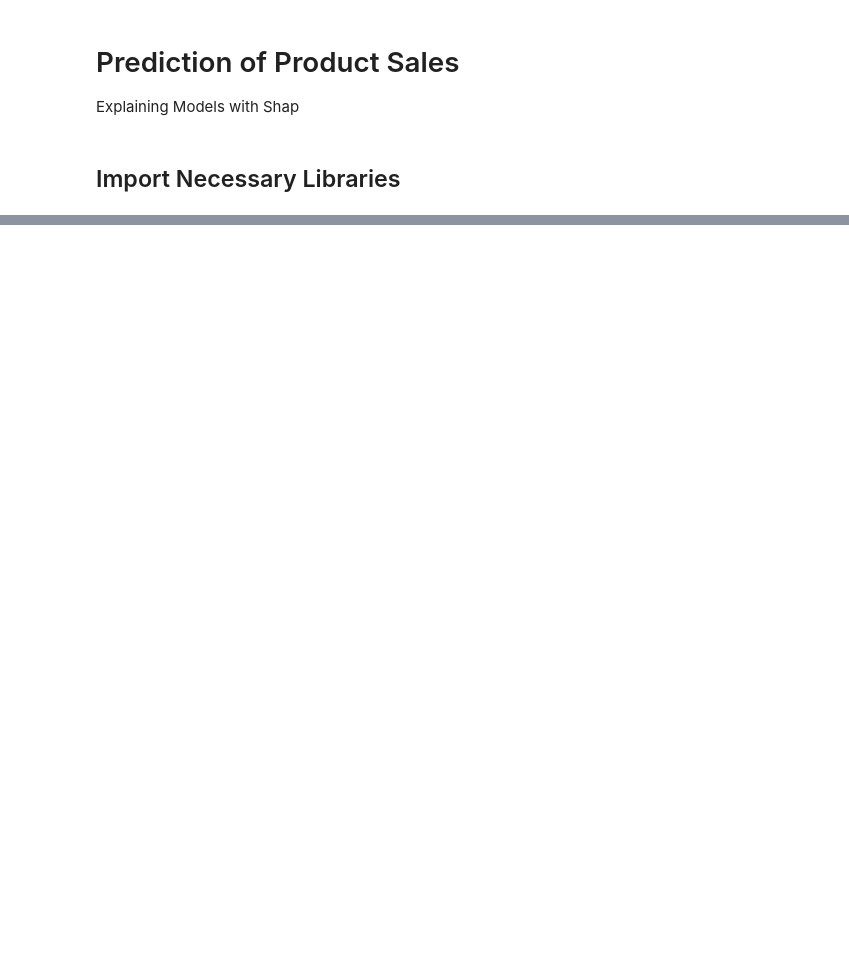
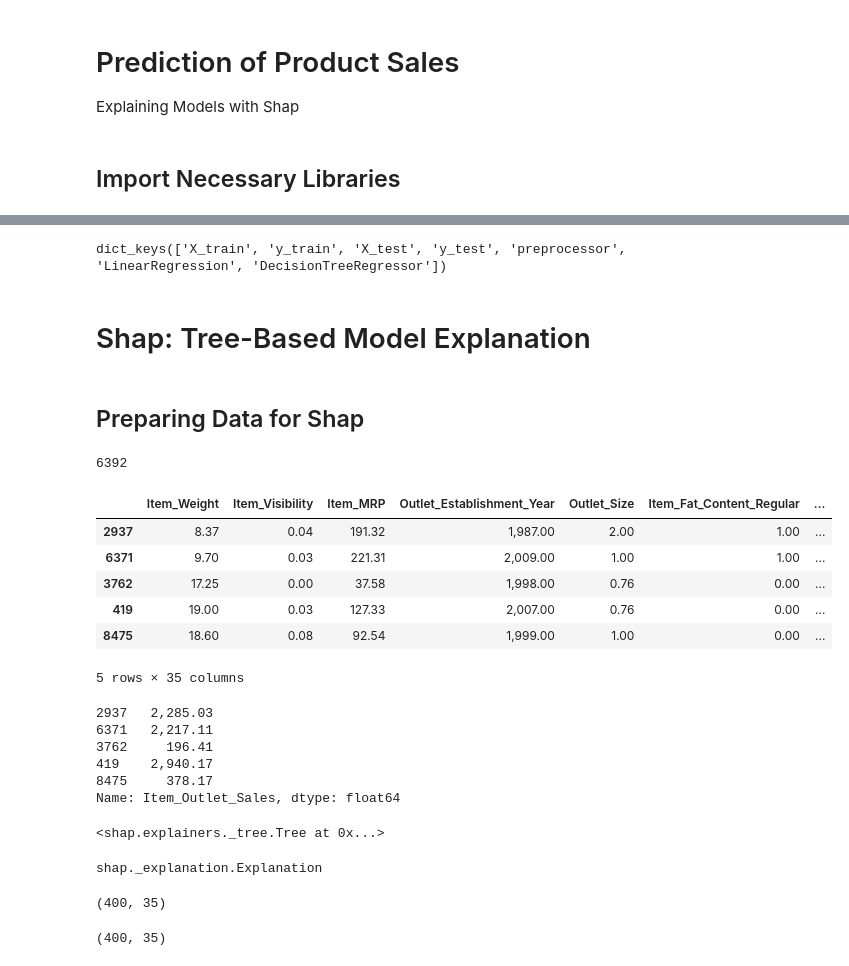
Before and after one commit to whitefreeze/Prediction-of-Product-Sales, a Jupyter notebook: Explaining Models with Shap.ipynb, the cells around one changed output, grey strips where cells are left out. Saved outputs shown, nothing was run; the diff lists cells and outputs as text; code cells hidden in the pictures; blank space fills up the shorter version.

```diff
--- a/Explaining Models with Shap.ipynb
+++ b/Explaining Models with Shap.ipynb
@@ -36,0 +45,67 @@ pd.set_option('display.float_format', lambda x: f"{x:,.2f}")
+# %%
+loaded = joblib.load('best-models.joblib')
+loaded.keys()
+# %% [output]
+dict_keys(['X_train', 'y_train', 'X_test', 'y_test', 'preprocessor', 'LinearRegression', 'DecisionTreeRegressor'])
+# %%
+X_train = loaded['X_train']
+y_train = loaded['y_train']
+X_test = loaded['X_test']
+y_test = loaded['y_test']
+preprocessor = loaded['preprocessor']
+linreg = loaded['LinearRegression']
+dec_tree = loaded['DecisionTreeRegressor']
+# %% [markdown]
+# Shap: Tree-Based Model Explanation
+# %% [markdown]
+## Preparing Data for Shap
+# %%
+# Check length of X data
+len(X_train)
+# %% [output]
+6392
+# %%
+# Take 400 observations from X_train and save them as X_shap
+X_shap = shap.sample(X_train, nsamples = 400, random_state = 42)
+X_shap.head()
+# %% [output]
+|  | Item_Weight | Item_Visibility | Item_MRP | Outlet_Establishment_Year | Outlet_Size | Item_Fat_Content_Regular | ... |
+| 2937 | 8.37 | 0.04 | 191.32 | 1,987.00 | 2.00 | 1.00 | ... |
+| 6371 | 9.70 | 0.03 | 221.31 | 2,009.00 | 1.00 | 1.00 | ... |
+| 3762 | 17.25 | 0.00 | 37.58 | 1,998.00 | 0.76 | 0.00 | ... |
+| 419 | 19.00 | 0.03 | 127.33 | 2,007.00 | 0.76 | 0.00 | ... |
+| 8475 | 18.60 | 0.08 | 92.54 | 1,999.00 | 1.00 | 0.00 | ... |
+5 rows × 35 columns
+# %%
+# Get the corresponding y-values
+y_shap = y_train.loc[X_shap.index]
+y_shap.head()
+# %% [output]
+2937   2,285.03
+6371   2,217.11
+3762     196.41
+419    2,940.17
+8475     378.17
+Name: Item_Outlet_Sales, dtype: float64
+# %%
+# Create a SHAP explainer using the fit model
+explainer = shap.Explainer(dec_tree)
+explainer
+# %% [output]
+<shap.explainers._tree.Tree at 0x...>
+# %%
+# Get SHAP values
+shap_values = explainer(X_shap, y_shap)
+type(shap_values)
+# %% [output]
+shap._explanation.Explanation
+# %%
+# Check shape of X values
+X_shap.shape
+# %% [output]
+(400, 35)
+# %%
+# Check shape of shap_values
+shap_values.shape
+# %% [output]
+(400, 35)
```
Also changed, not shown: parts of 13 cells of this notebook, 3 other files.
